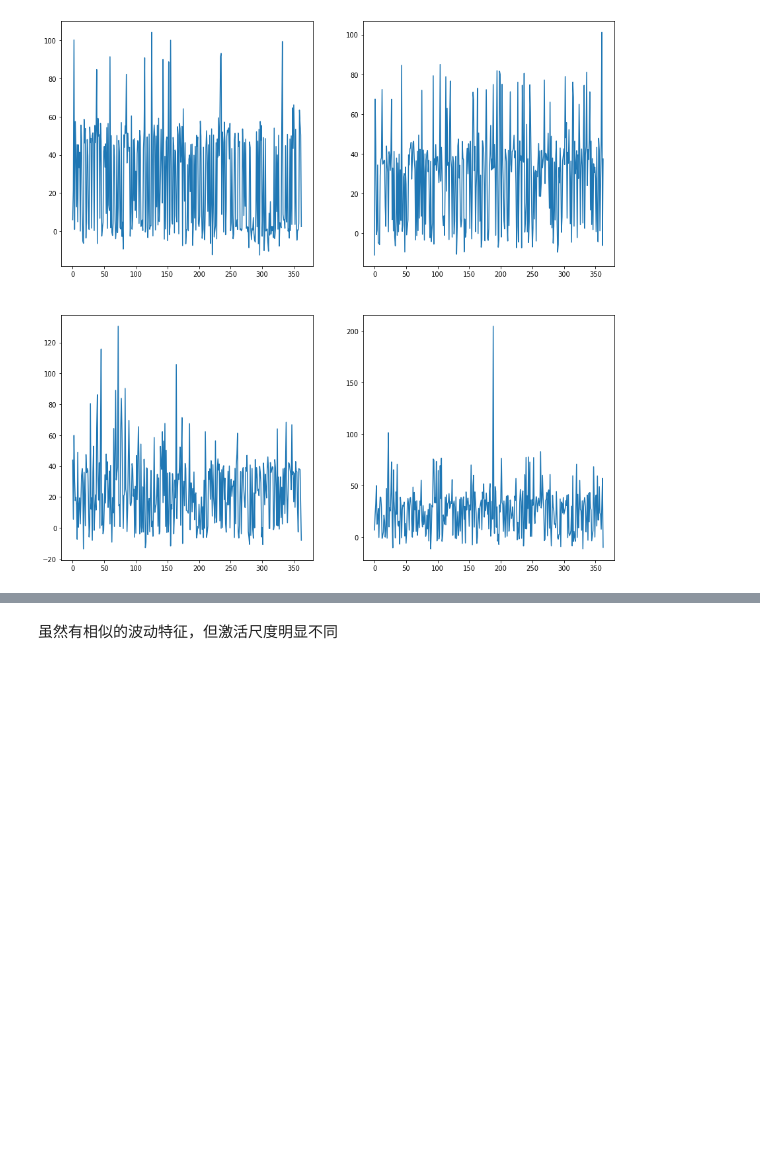
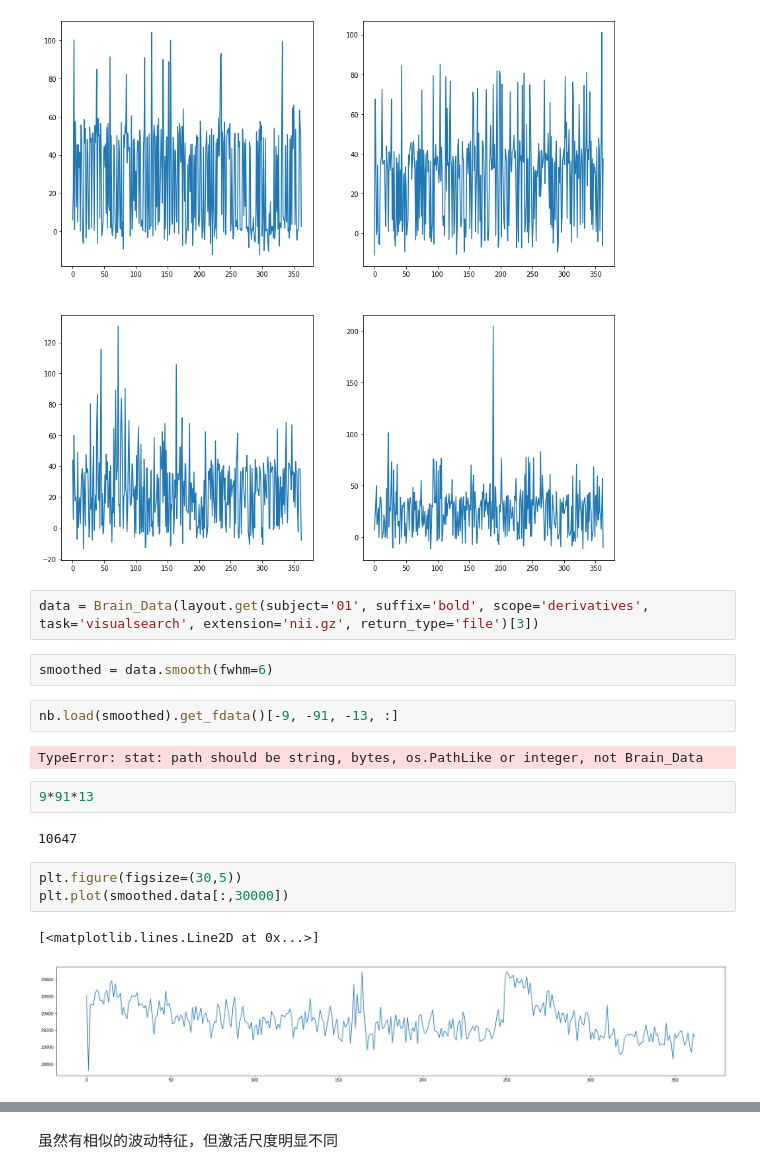
Before and after one commit to siyunb/Mount_Code, a Jupyter notebook: Visual_search_task/Data_Check.ipynb, the cells around one changed output, grey strips where cells are left out. Cells and saved outputs as stored; diff of their text form; blank space fills up the shorter version.

```diff
--- a/Visual_search_task/Data_Check.ipynb
+++ b/Visual_search_task/Data_Check.ipynb
@@ -66,3 +66,21 @@ plt.plot(nb.load(sub01_func_session1_cor).get_fdata()[-9, -91, -13, :])
 # %% [output]
 [<matplotlib.lines.Line2D at 0x...>]
 [figure]
+# %%
+data = Brain_Data(layout.get(subject='01', suffix='bold', scope='derivatives', task='visualsearch', extension='nii.gz', return_type='file')[3])
+# %%
+smoothed = data.smooth(fwhm=6)
+# %%
+nb.load(smoothed).get_fdata()[-9, -91, -13, :]
+# %% [output]
+TypeError: stat: path should be string, bytes, os.PathLike or integer, not Brain_Data
+# %%
+9*91*13
+# %% [output]
+10647
+# %%
+plt.figure(figsize=(30,5))
+plt.plot(smoothed.data[:,30000])
+# %% [output]
+[<matplotlib.lines.Line2D at 0x...>]
+[figure, added]
```
Also changed, not shown: parts of 1 cell of this notebook.
